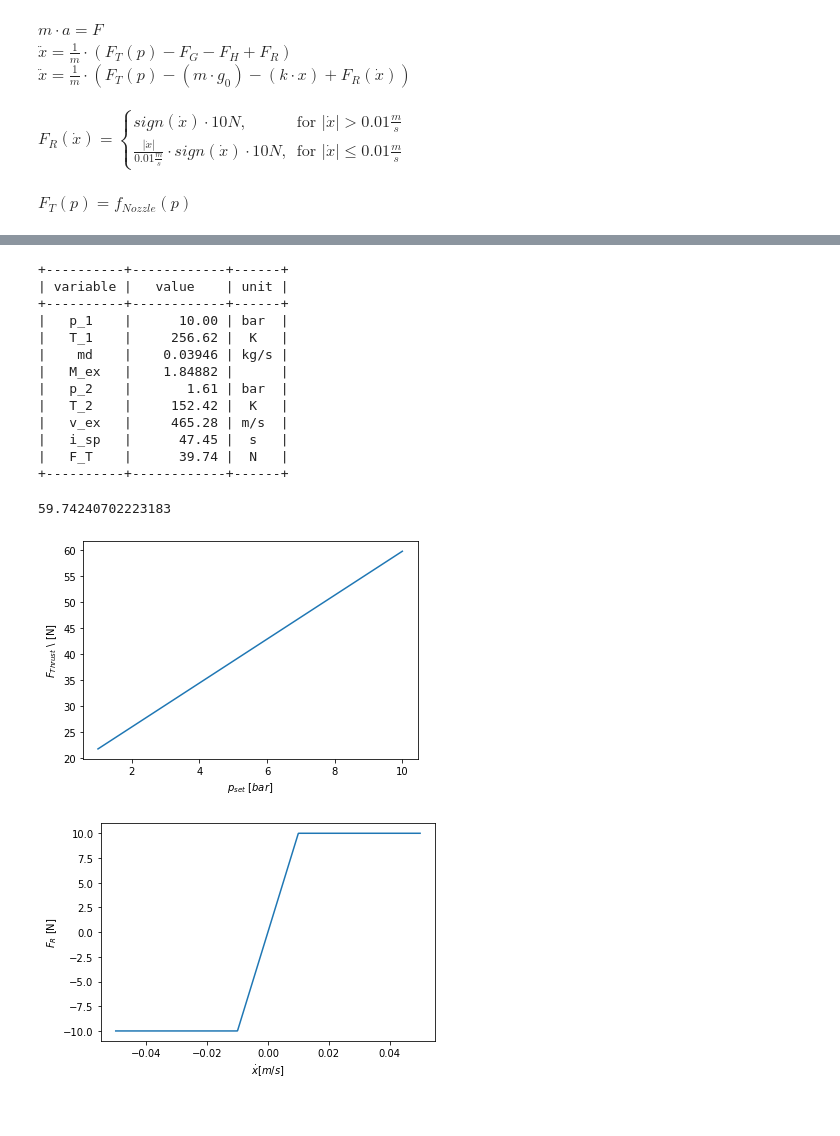
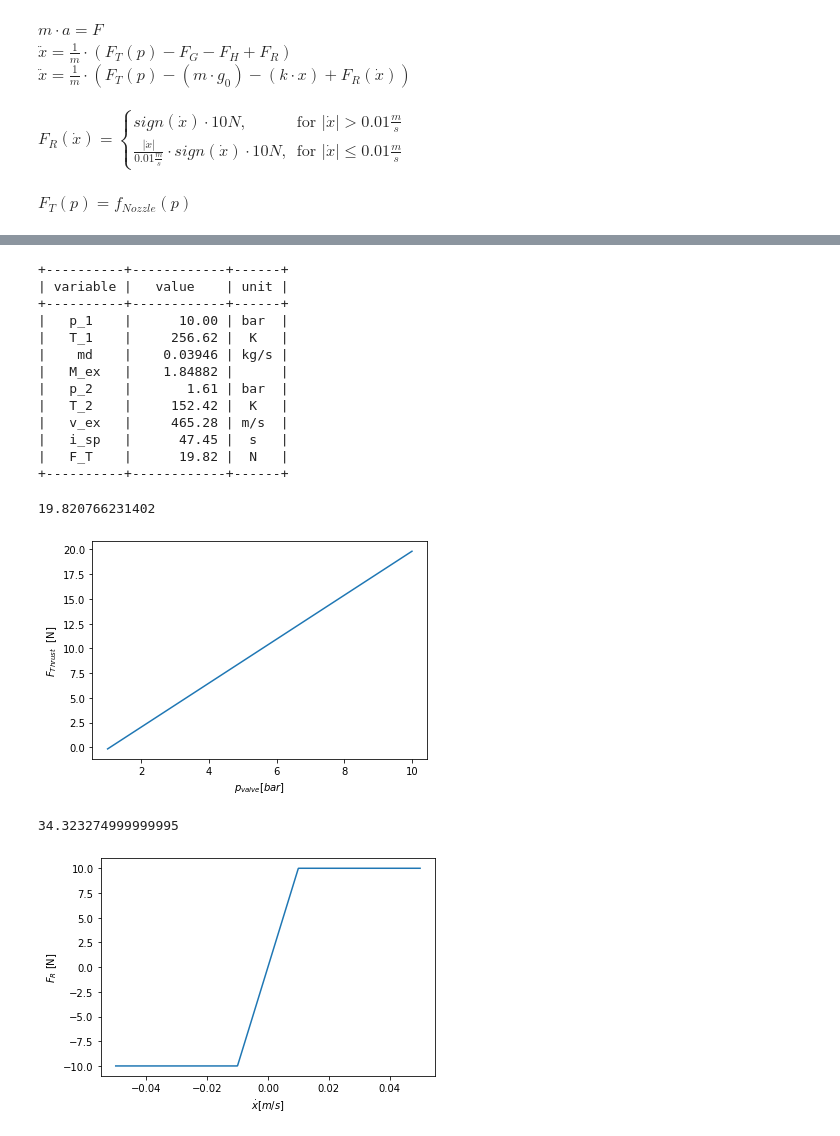
Before and after one commit to Sven-J-Steinert/Rocket-Hopper-DDPG, a Jupyter notebook: simulation.ipynb, the cells around one changed output, grey strips where cells are left out. Cells and saved outputs as stored; diff of their text form; code cells hidden in the pictures.

Commit message:
NASA thrust model

```diff
--- a/simulation.ipynb
+++ b/simulation.ipynb
@@ -63,7 +145,7 @@ def F_Thrust(p_valve,debug=False):
     v_ex = M_ex * np.sqrt(gamma*R*T_2)
     p_infinity = 1 * 1e5 # [Pa]
 
-    F_T = md * v_ex + (p_1 - p_infinity) * A_ex
+    F_T = md * v_ex + (p_2 - p_infinity) * A_ex
 
     if debug:
         x = PrettyTable()
@@ -79,7 +161,7 @@ def F_Thrust(p_valve,debug=False):
         x.add_row(["F_T", f'{F_T:10.2f}', "N"])
         print(x)
 
-    return F_T + 20
+    return F_T
 
 F_Thrust(10,debug=True)
 # %% [output]
@@ -94,21 +176,22 @@ F_Thrust(10,debug=True)
 |   T_2    |     152.42 |  K   |
 |   v_ex   |     465.28 | m/s  |
 |   i_sp   |      47.45 |  s   |
-|   F_T    |      39.74 |  N   |
+|   F_T    |      19.82 |  N   |
 +----------+------------+------+
-59.74240702223183
+19.820766231402
 # %%
 # test F Thrust over pressure
 x = np.linspace(1,10,1000)
 y = []
 for i in x:
     y.append(F_Thrust(i))
 plt.plot(x, y)
-plt.ylabel('$F_{Thrust}$ \ [N]')
-plt.xlabel('$p_{set} \ [bar]$')
+plt.ylabel('$F_{Thrust}$  [N]')
+plt.xlabel('$p_{valve}  [bar]$')
+plt.savefig('thrust.png', dpi=300)
 plt.show()
 # %% [output]
-[figure, old version]
+[figure, new version]
 # %%
 # 𝐹𝑅𝑅 ≈ 10𝑁 Rolling - Resistance against velocity
 # FG = m
@@ -197,6 +280,8 @@ def rk4_e(f, y, h, t): # runge kutta 4th order explicit
     yk_075 = y + h * f(tk_05, yk_05)
 
     return y + h/6 * (f(t, y) + 2 * f(tk_05, yk_025) + 2 * f(tk_05, yk_05) + f(t+h, yk_075))
+# %% [output]
+34.323274999999995
 # %%
 # resistance modelling - smoothed around zero to stablize model
 x = np.linspace(-0.05,0.05,1000)
```
Also changed, not shown: parts of 1 cell of this notebook.
